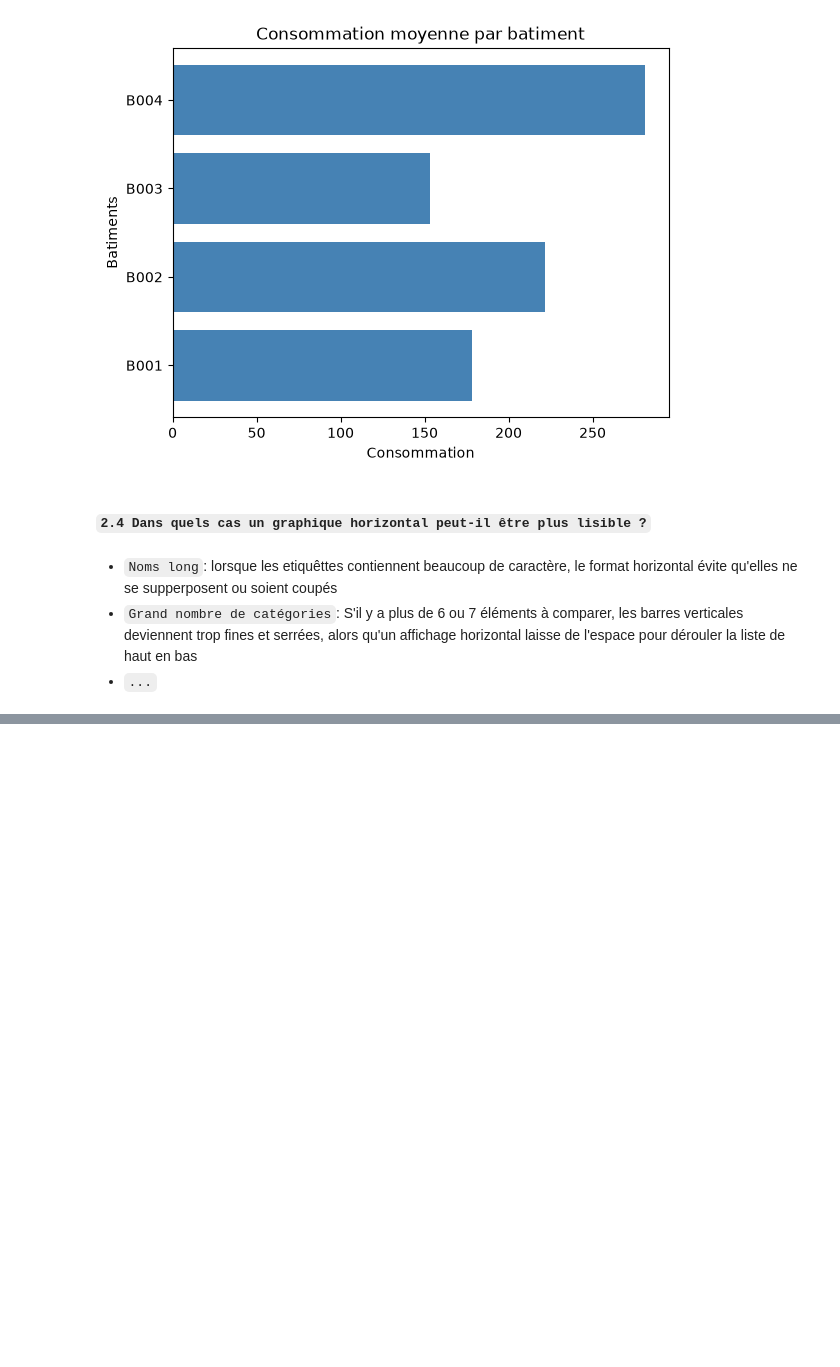
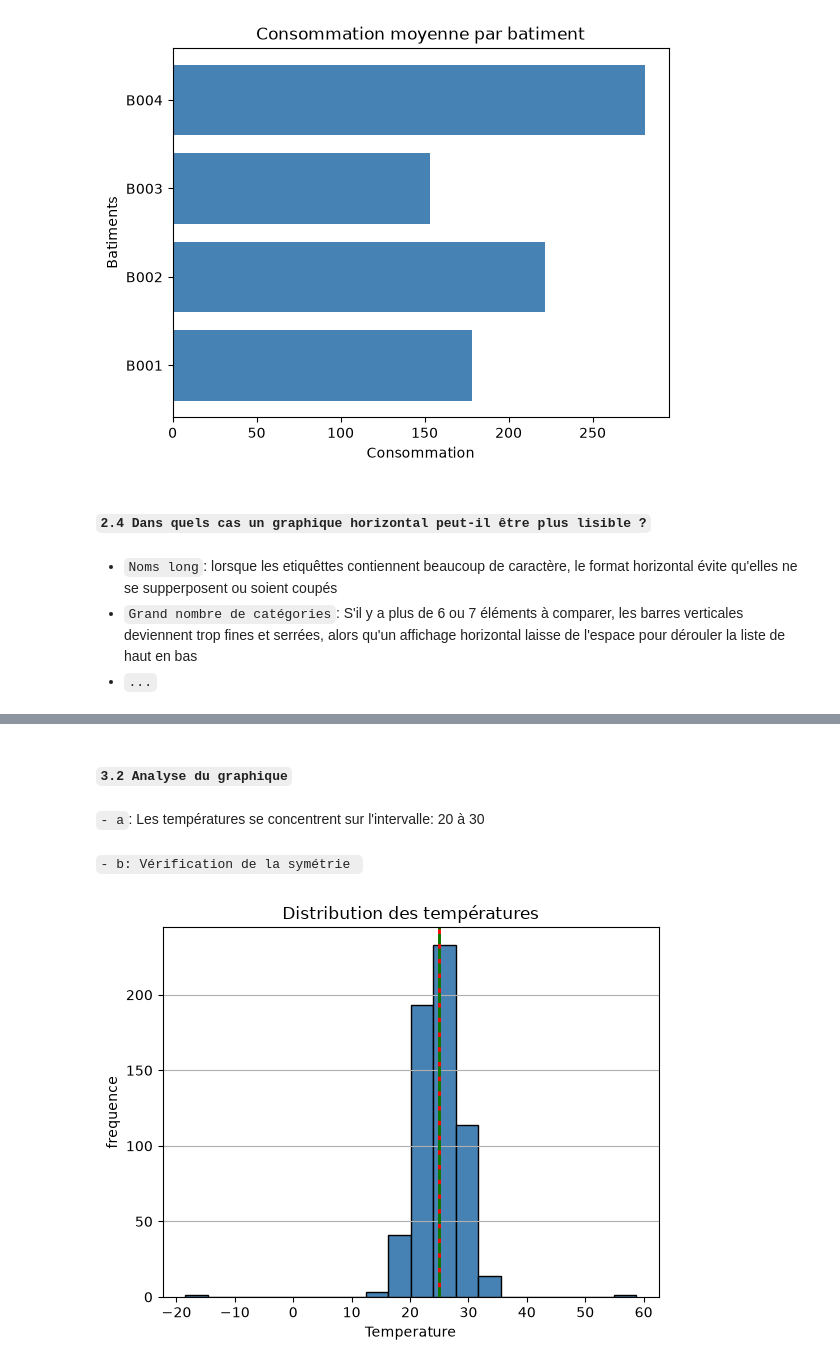
Before and after one commit to Alassanee/atelier_matplotlib_iot, a Jupyter notebook: notebook/atelier_matplotlib_iot.ipynb, the cells around one changed output, grey strips where cells are left out. Drawn from its saved outputs; the diff is of its cells as text; code cells hidden in the pictures; blank space fills up the shorter version.

```diff
--- a/notebook/atelier_matplotlib_iot.ipynb
+++ b/notebook/atelier_matplotlib_iot.ipynb
@@ -84,0 +98,19 @@ plt.show()
+# %% [markdown]
+#### `3.2 Analyse du graphique`
+# %% [markdown]
+`- a`: Les températures se concentrent sur l'intervalle: 20 à 30
+# %% [markdown]
+`- b: Vérification de la symétrie `
+# %%
+plt.hist(df["temperature"], bins=20, color="steelblue", edgecolor="black")
+plt.grid(axis='y')
+ # Ajout des lignes de repère pour vérifier la symétrie (trait en rouge et en vert)
+plt.axvline(df["temperature"].mean(), color='red', linestyle='-', linewidth=2, label=f'Moyenne ({df["temperature"].mean():.2f})')
+plt.axvline(df["temperature"].median(), color='green', linestyle='--', linewidth=2, label=f'Médiane ({df["temperature"].median():.2f})')
+
+plt.xlabel("Temperature")
+plt.ylabel("frequence")
+plt.title("Distribution des températures")
+plt.show()
+# %% [output]
+[figure, added]
```
Also changed, not shown: parts of 12 cells of this notebook.
